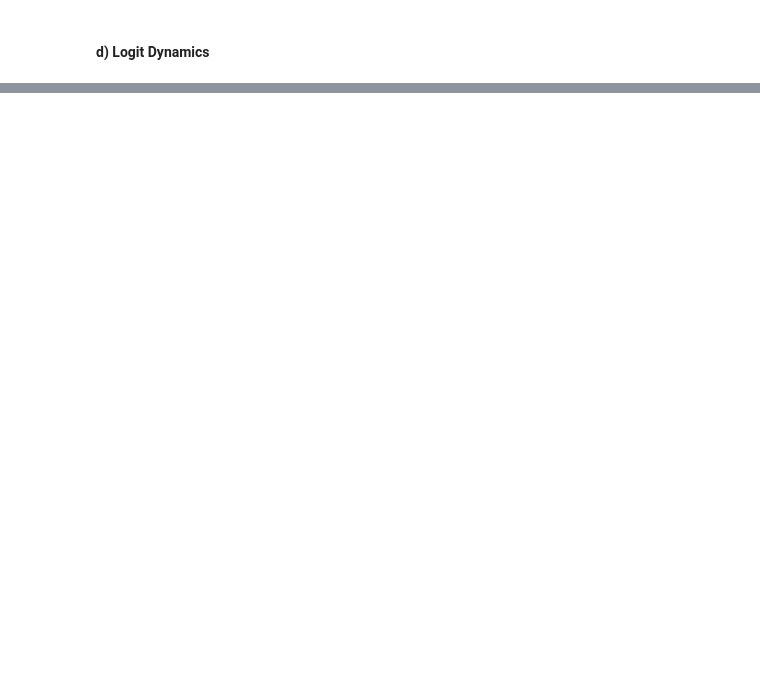
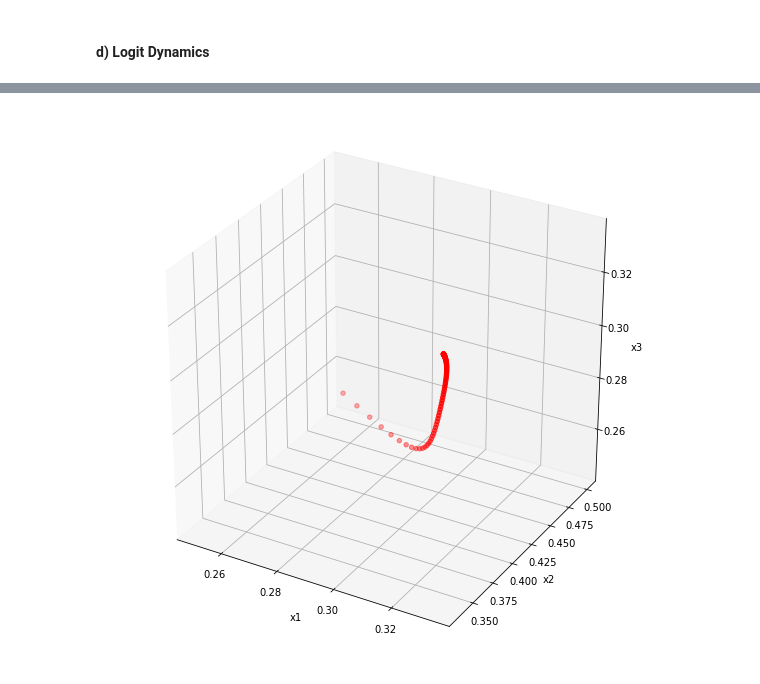
Before and after one commit to frank-ye/ECSE508, a Jupyter notebook: dynamics.ipynb, the cells around one changed output, grey strips where cells are left out. Drawn from its saved outputs; the diff is of its cells as text; code cells hidden in the pictures; blank space fills up the shorter version.

```diff
--- a/dynamics.ipynb
+++ b/dynamics.ipynb
@@ -192,0 +206,4 @@ def logit_dynamics(x_initial, num_iter, matrix, eta=1e-2,learning_rate=1e-2, ear
+# %%
+max_iter = 75
+coords_d2 = logit_dynamics(x_start, max_iter, A, eta[1])  # eta = 0.1
+coords_d2[60:]
@@ -193 +226,5 @@ def logit_dynamics(x_initial, num_iter, matrix, eta=1e-2,learning_rate=1e-2, ear
+# %%
+xyz_plot(coords_d2)
+# %% [output]
+[figure, added]
 # %%
```
Also changed, not shown: parts of 14 cells of this notebook.
